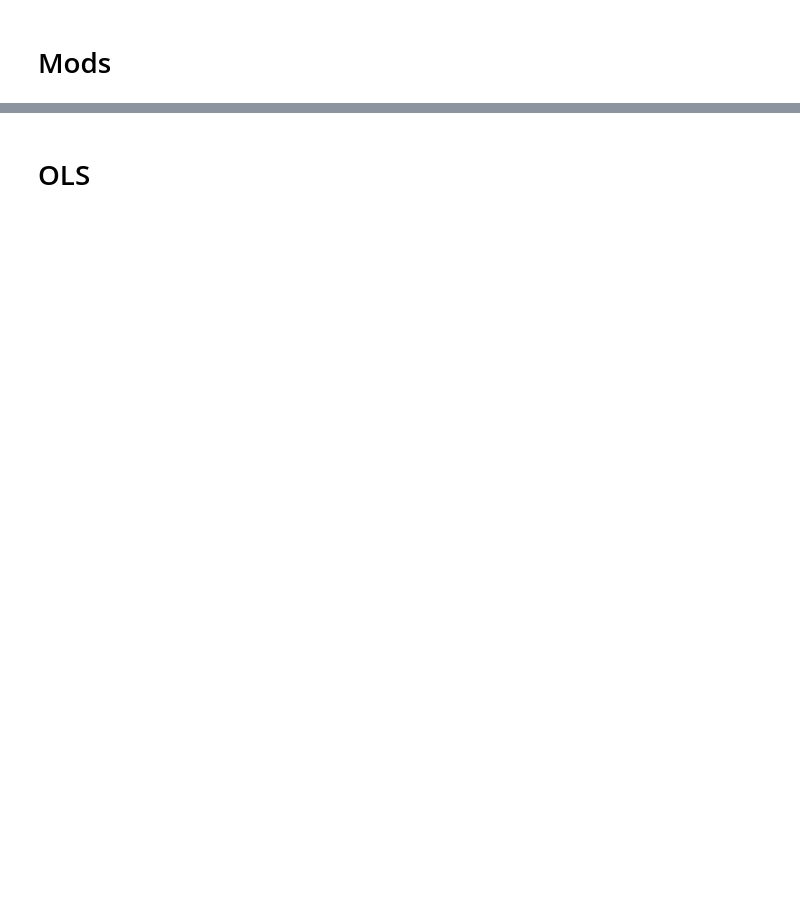
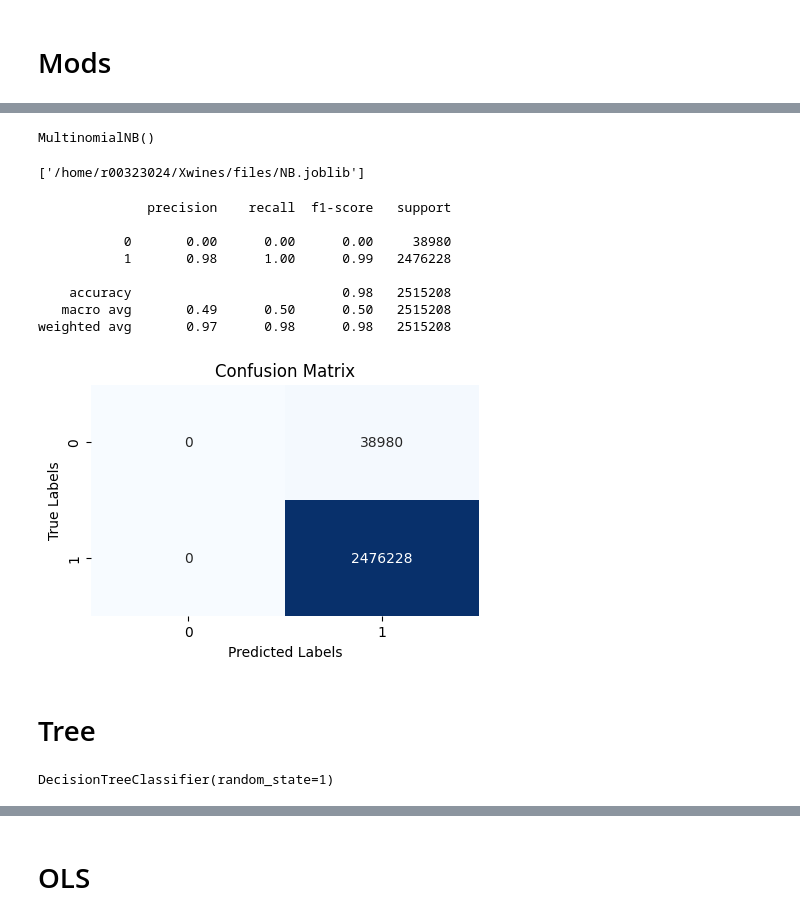
Before and after one commit to blossmuri/Grape-Wine-Rating-Inference, a Jupyter notebook: Xwines.ipynb, the cells around one changed output, grey strips where cells are left out. Saved outputs shown, nothing was run; the diff lists cells and outputs as text; code cells hidden in the pictures; blank space fills up the shorter version.

```diff
--- a/Xwines.ipynb
+++ b/Xwines.ipynb
@@ -150,0 +82,2 @@ df =df.groupby(columns_to_group)['Rating'].mean().reset_index()
+# %%
+df1 = df.copy()
@@ -150,0 +99,58 @@ df =df.groupby(columns_to_group)['Rating'].mean().reset_index()
+# %%
+max_rating = df1['Rating'].max()
+
+df1['Rating'] = (df1['Rating'] / max_rating) * 10
+df1 = df1.drop(df1[(df1['Rating'] >= 4) & (df1['Rating'] <= 7)].index)
+
+def map_rating(x):
+    if x < 4:
+        return 0
+
+    else:
+        return 1
+
+# 應用函數到rating列
+df1['Rating'] = df1['Rating'].apply(map_rating)
+# %%
+y = df1['Rating']
+X = df1[['Elaborate','Grapes','ABV','Body','Acidity','Label']]
+X = df1[['Label']]
+# %%
+NB = MultinomialNB(alpha=1.0)
+
+X_train, X_test, y_train, y_test = train_test_split(X, y, test_size=0.25,stratify=y,random_state=1)
+
+NB.fit(X_train, y_train)
+# %% [output]
+MultinomialNB()
+# %%
+joblib.dump(NB, '/home/r00323024/Xwines/files/NB.joblib')
+# %% [output]
+['/home/r00323024/Xwines/files/NB.joblib']
+# %%
+
+y_pred = NB.predict(X_test)
+
+cm = confusion_matrix(y_test, y_pred)
+
+plt.figure(figsize=(5, 3))
+sns.heatmap(cm, annot=True, fmt='d', cmap='Blues', cbar=False)
+plt.title('Confusion Matrix')
+plt.xlabel('Predicted Labels')
+plt.ylabel('True Labels')
+
+
+report = classification_report(y_test, y_pred)
+print(report)
+# %% [output]
+              precision    recall  f1-score   support
+
+           0       0.00      0.00      0.00     38980
+           1       0.98      1.00      0.99   2476228
+
+    accuracy                           0.98   2515208
+   macro avg       0.49      0.50      0.50   2515208
+weighted avg       0.97      0.98      0.98   2515208
+[figure, added]
+# %% [markdown]
+# Tree
@@ -150,0 +165,6 @@ df =df.groupby(columns_to_group)['Rating'].mean().reset_index()
+# %%
+X_train, X_test, y_train, y_test = train_test_split(X, y, test_size=0.25,random_state=1)
+
+clf.fit(X_train, y_train)
+# %% [output]
+DecisionTreeClassifier(random_state=1)
```
Also changed, not shown: parts of 71 cells of this notebook, 1 other file.
